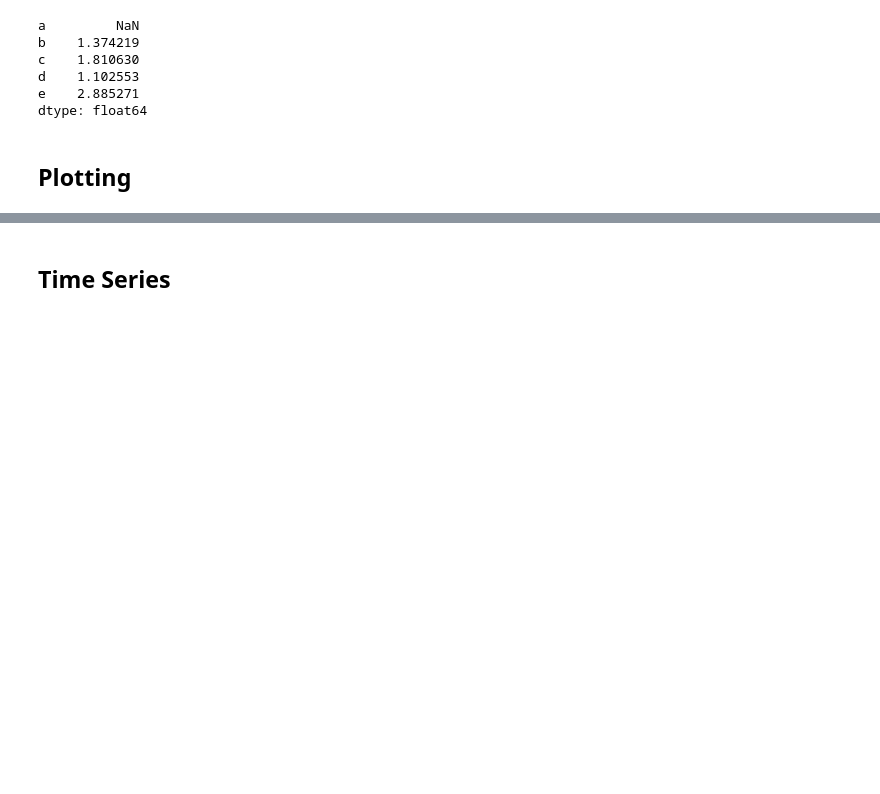
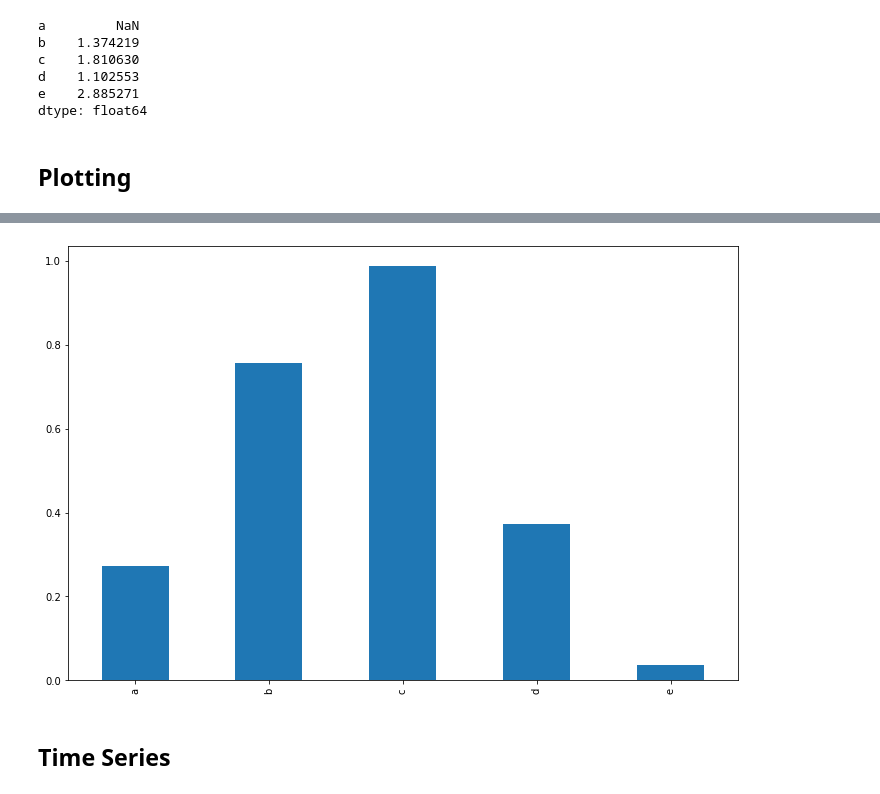
Before and after one commit to dhesse/IN-STK5000-Autumn-2022, a Jupyter notebook: nbhome/02 Pandas Basics.ipynb, the cells around one changed output, grey strips where cells are left out. Cells and saved outputs as stored; diff of their text form; code cells hidden in the pictures; blank space fills up the shorter version.

```diff
--- a/nbhome/02 Pandas Basics.ipynb
+++ b/nbhome/02 Pandas Basics.ipynb
@@ -198,3 +205,8 @@ s.plot.bar()
+# %%
+with plt.rc_context({'figure.figsize': (12, 8)}):
+    s.plot.bar()
+# %% [output]
+[figure, added]
 # %% [markdown]
 ## Time Series
 # %%
```
Also changed, not shown: parts of 4 cells of this notebook.
